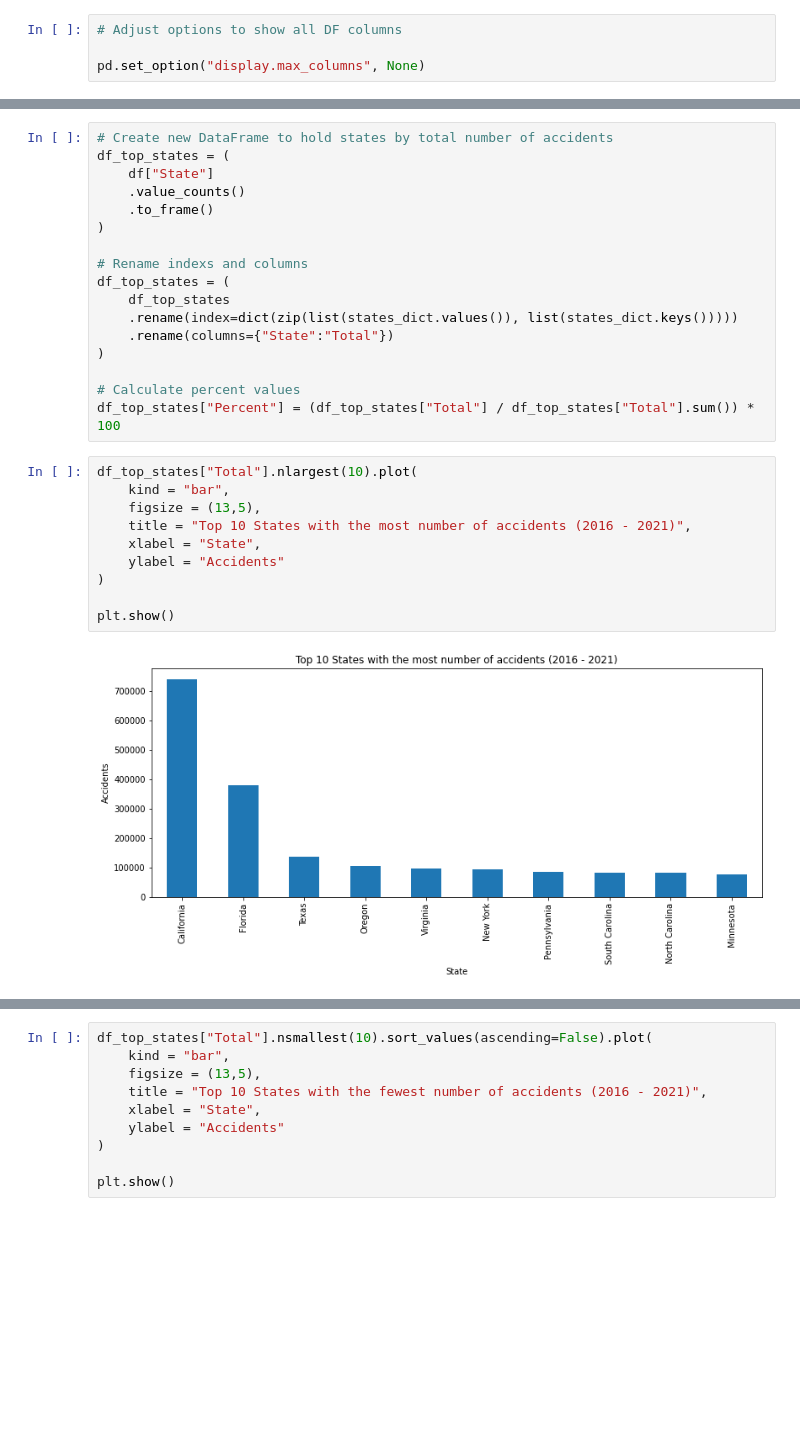
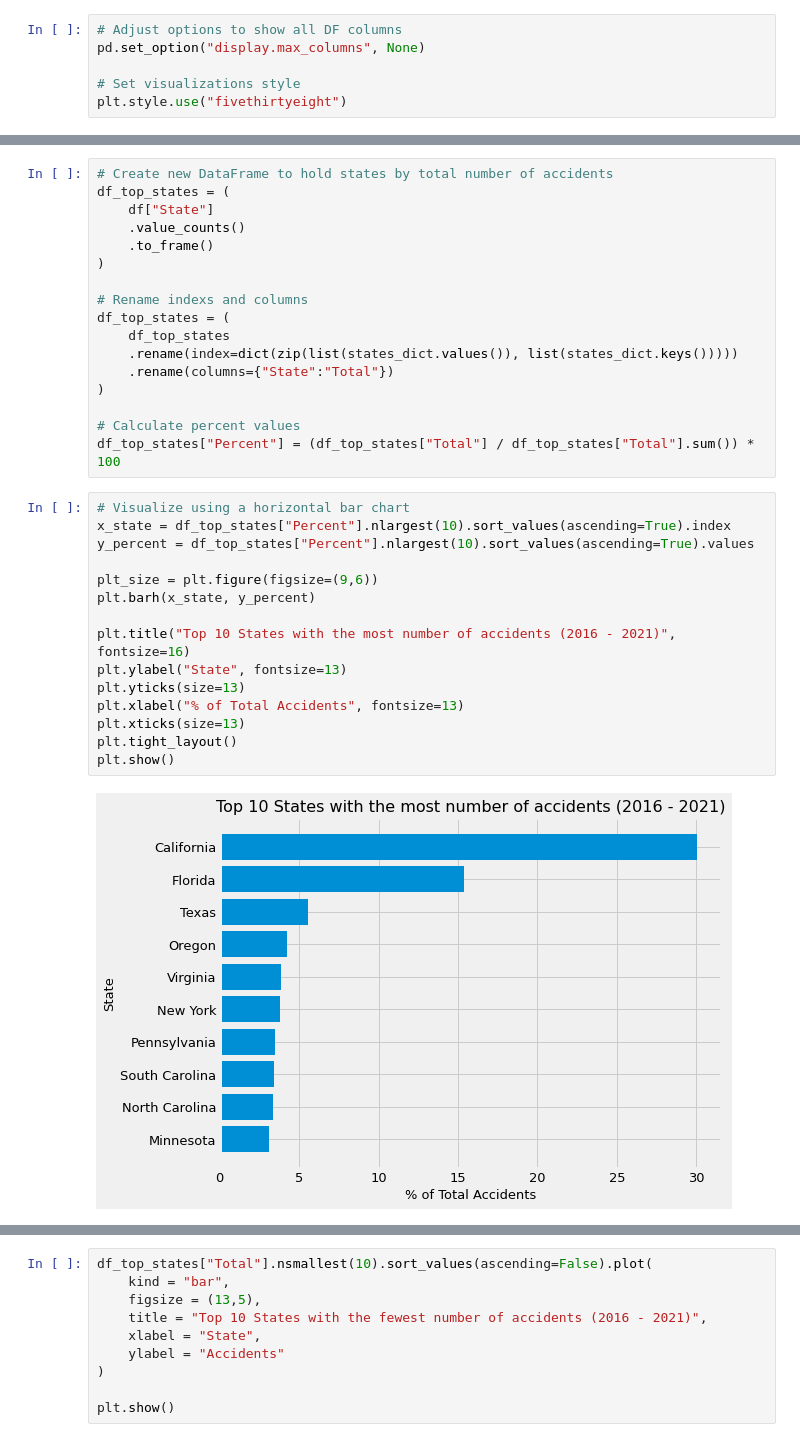
Before and after one commit to lyubol/Exploratory-Data-Analysis, a Jupyter notebook: EDA - US Accidents/US Accidents-checkpoint.ipynb, the cells around one changed output, grey strips where cells are left out. Drawn from its saved outputs; the diff is of its cells as text; blank space fills up the shorter version.

Commit message:
Added bar horizontal bar charts to State Analysis and new reference source data

```diff
--- a/EDA - US Accidents/US Accidents-checkpoint.ipynb
+++ b/EDA - US Accidents/US Accidents-checkpoint.ipynb
@@ -71,5 +71,7 @@ import numpy as np
 import matplotlib.pyplot as plt
 # %%
 # Adjust options to show all DF columns
+pd.set_option("display.max_columns", None)
 
-pd.set_option("display.max_columns", None)
+# Set visualizations style
+plt.style.use("fivethirtyeight")
@@ -372,15 +389,20 @@ df_top_states = (
 
 # Calculate percent values
 df_top_states["Percent"] = (df_top_states["Total"] / df_top_states["Total"].sum()) * 100
-# %%
-df_top_states["Total"].nlargest(10).plot(
-    kind = "bar",
-    figsize = (13,5),
-    title = "Top 10 States with the most number of accidents (2016 - 2021)",
-    xlabel = "State",
-    ylabel = "Accidents"
-)
-
-plt.show()
-# %% [output]
-[figure, removed]
+# %%
+# Visualize using a horizontal bar chart
+x_state = df_top_states["Percent"].nlargest(10).sort_values(ascending=True).index
+y_percent = df_top_states["Percent"].nlargest(10).sort_values(ascending=True).values
+
+plt_size = plt.figure(figsize=(9,6))
+plt.barh(x_state, y_percent)
+
+plt.title("Top 10 States with the most number of accidents (2016 - 2021)", fontsize=16)
+plt.ylabel("State", fontsize=13)
+plt.yticks(size=13)
+plt.xlabel("% of Total Accidents", fontsize=13)
+plt.xticks(size=13)
+plt.tight_layout()
+plt.show()
+# %% [output]
+[figure, added]
```
Also changed, not shown: parts of 7 cells of this notebook.
